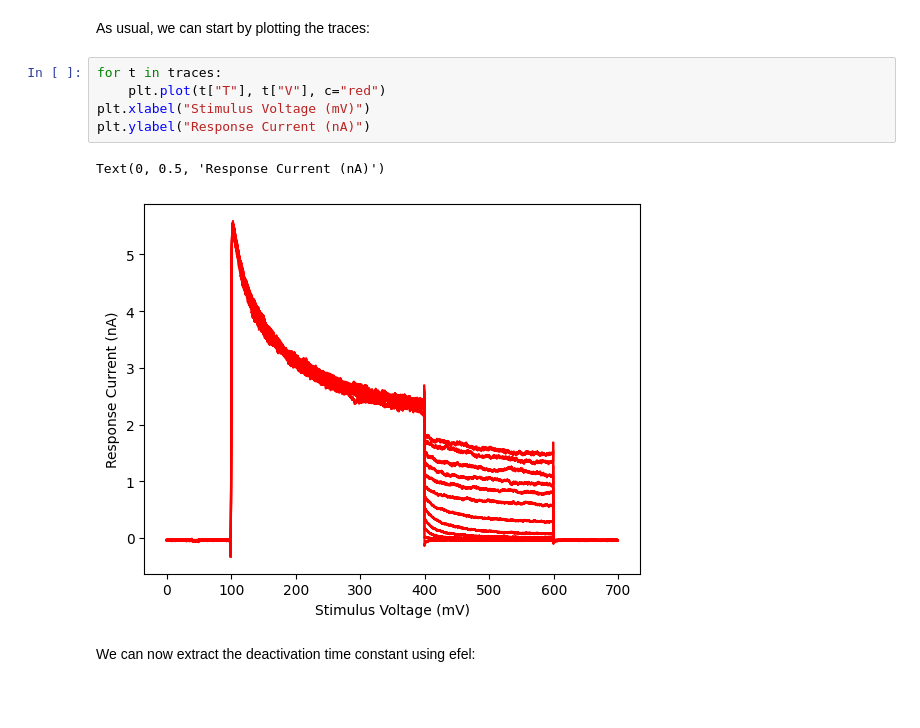
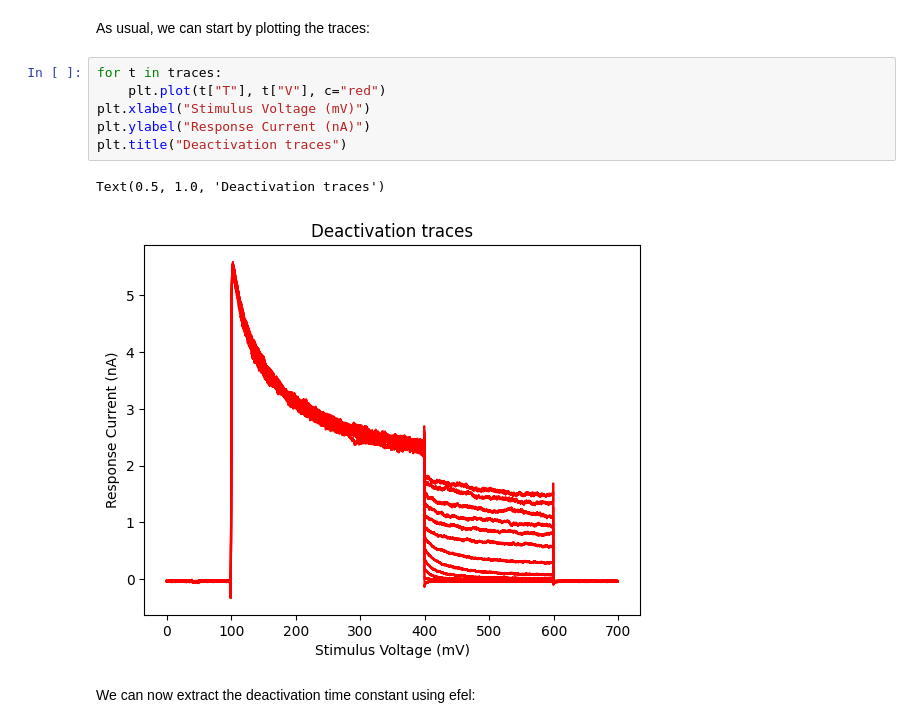
Before and after one commit to BlueBrain/eFEL, a Jupyter notebook: examples/voltage_clamp/voltage_clamp.ipynb, the cells around one changed output. Drawn from its saved outputs; the diff is of its cells as text; blank space fills up the shorter version.

```diff
--- a/examples/voltage_clamp/voltage_clamp.ipynb
+++ b/examples/voltage_clamp/voltage_clamp.ipynb
@@ -150,11 +155,12 @@ As usual, we can start by plotting the traces:
 # %%
 for t in traces:
     plt.plot(t["T"], t["V"], c="red")
 plt.xlabel("Stimulus Voltage (mV)")
 plt.ylabel("Response Current (nA)")
+plt.title("Deactivation traces")
 # %% [output]
-Text(0, 0.5, 'Response Current (nA)')
+Text(0.5, 1.0, 'Deactivation traces')
-[figure, old version]
+[figure, new version]
 # %% [markdown]
 We can now extract the deactivation time constant using efel:
 # %%
```
Also changed, not shown: parts of 10 cells of this notebook.
